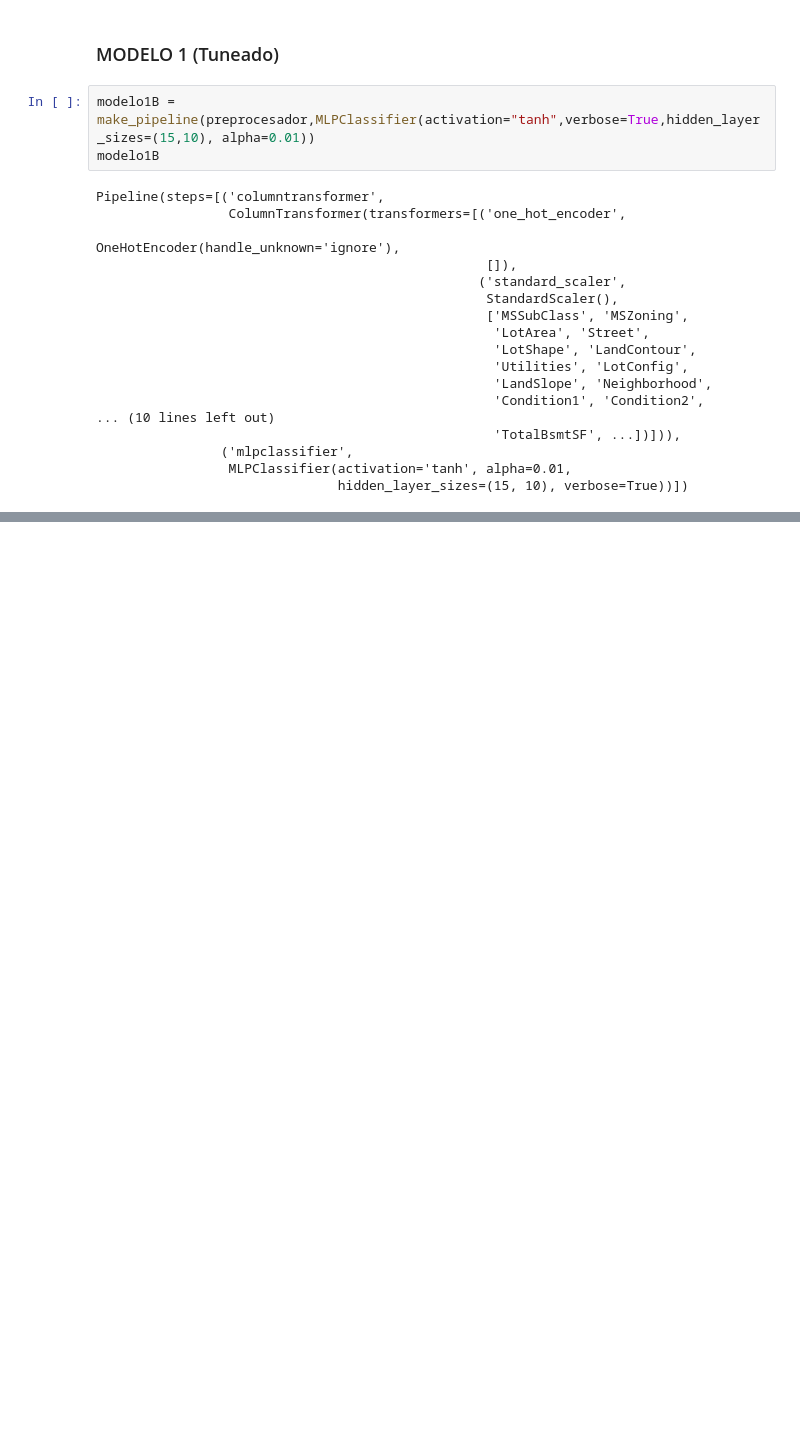
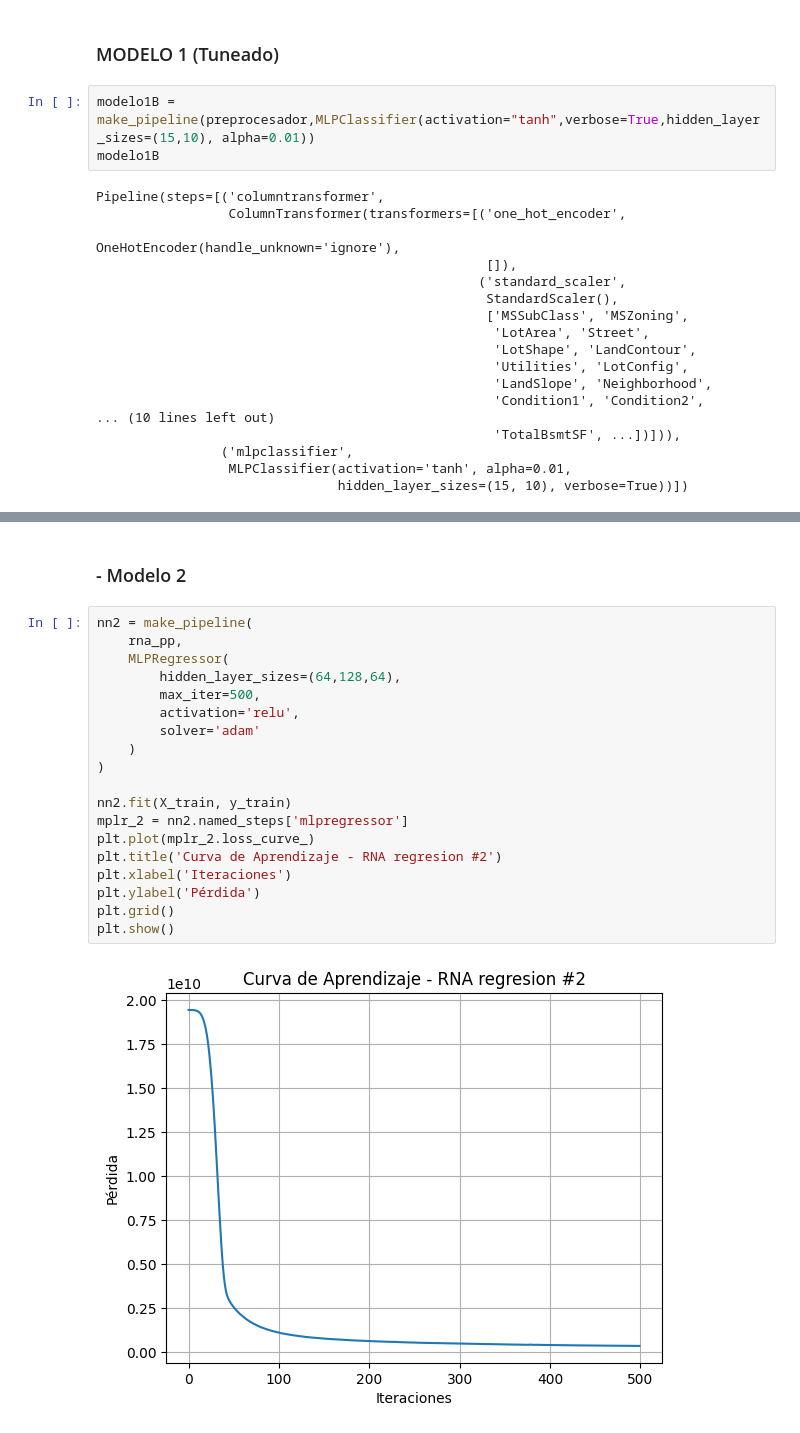
Before and after one commit to DiegoDuaS/RNA, a Jupyter notebook: actividades.ipynb, the cells around one changed output, grey strips where cells are left out. Cells and saved outputs as stored; diff of their text form; blank space fills up the shorter version.

```diff
--- a/actividades.ipynb
+++ b/actividades.ipynb
@@ -380,0 +483,23 @@ weighted avg       0.89      0.89      0.89       438
+# %% [markdown]
+### - Modelo 2
+# %%
+nn2 = make_pipeline(
+    rna_pp,
+    MLPRegressor(
+        hidden_layer_sizes=(64,128,64),
+        max_iter=500,
+        activation='relu',
+        solver='adam'
+    )
+)
+
+nn2.fit(X_train, y_train)
+mplr_2 = nn2.named_steps['mlpregressor']
+plt.plot(mplr_2.loss_curve_)
+plt.title('Curva de Aprendizaje - RNA regresion #2')
+plt.xlabel('Iteraciones')
+plt.ylabel('Pérdida')
+plt.grid()
+plt.show()
+# %% [output]
+[figure, added]
```
Also changed, not shown: parts of 16 cells of this notebook, 2 other files.
